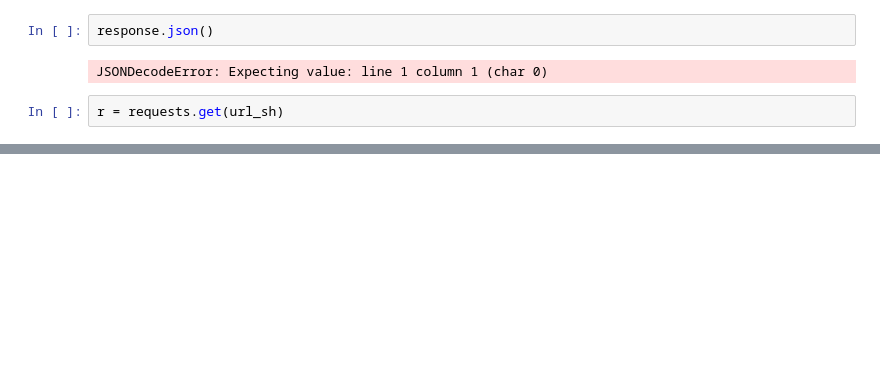
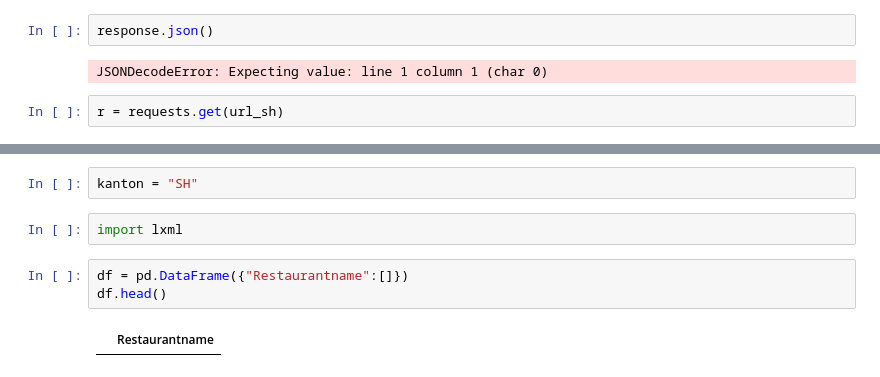
Before and after one commit to Priskawa/GITHUB_ME, a Jupyter notebook: Projekt1_Beizen/Beizen der Schweiz.ipynb, the cells around one changed output, grey strips where cells are left out. Drawn from its saved outputs; the diff is of its cells as text; blank space fills up the shorter version.

```diff
--- a/Projekt1_Beizen/Beizen der Schweiz.ipynb
+++ b/Projekt1_Beizen/Beizen der Schweiz.ipynb
@@ -86,0 +109,9 @@ descr[1]
+# %%
+kanton = "SH"
+# %%
+import lxml
+# %%
+df = pd.DataFrame({"Restaurantname":[]})
+df.head()
+# %% [output]
+|  | Restaurantname |
```
Also changed, not shown: parts of 16 cells of this notebook, 5 other files.
